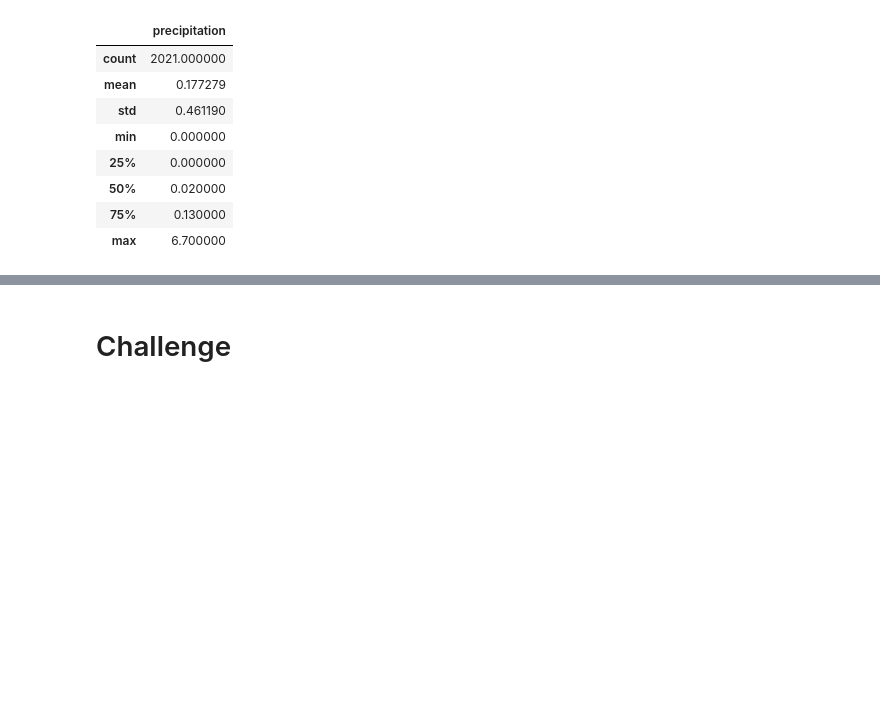
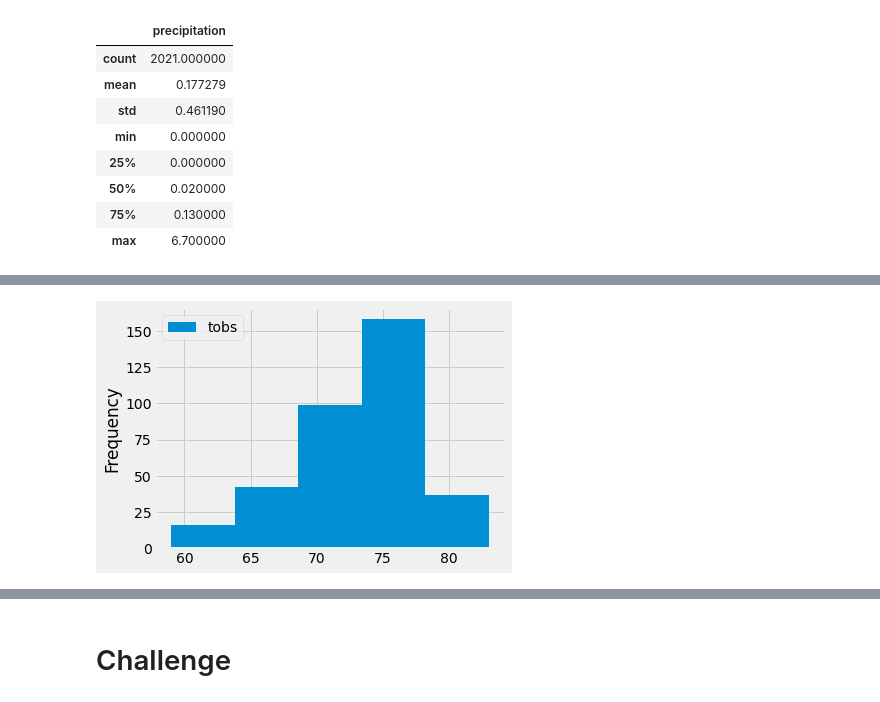
Before and after one commit to BrandonTur90/Surfs_Up, a Jupyter notebook: climate_analysis.ipynb, the cells around one changed output, grey strips where cells are left out. Drawn from its saved outputs; the diff is of its cells as text; code cells hidden in the pictures; blank space fills up the shorter version.

```diff
--- a/climate_analysis.ipynb
+++ b/climate_analysis.ipynb
@@ -86,0 +116,6 @@ df.describe()
+# %%
+# 5 Bin Histogram
+df.plot.hist(bins=5)
+plt.tight_layout()
+# %% [output]
+[figure, added]
```
Also changed, not shown: parts of 5 cells of this notebook.
